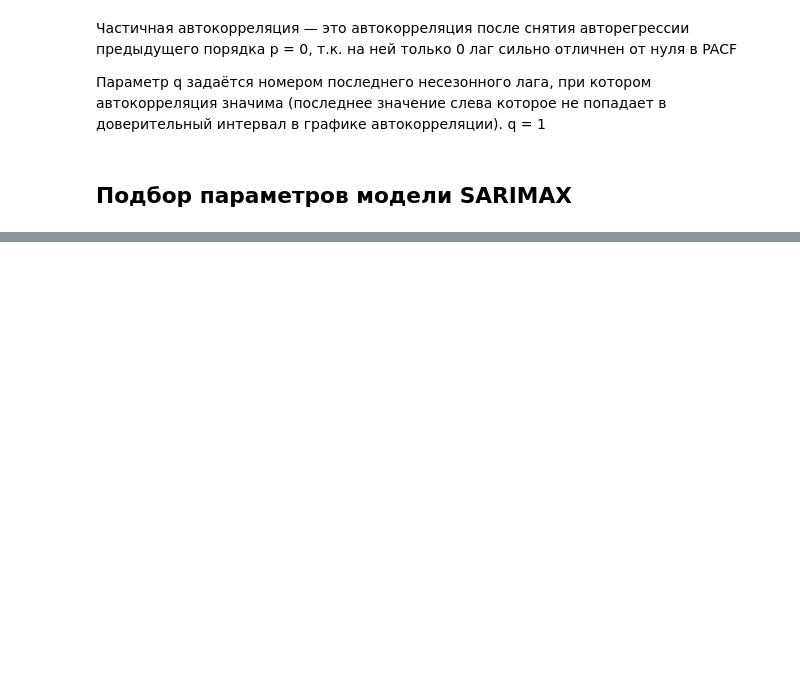
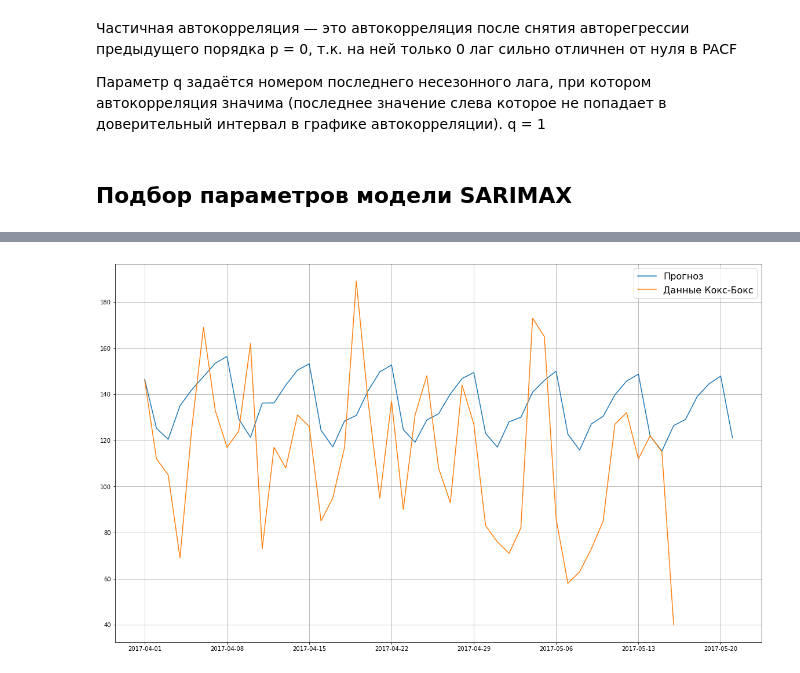
Before and after one commit to sergeybelov/magic, a Jupyter notebook: Анализ продаж - Прогнозирование ARIMAX.ipynb, the cells around one changed output, grey strips where cells are left out. Drawn from its saved outputs; the diff is of its cells as text; code cells hidden in the pictures; blank space fills up the shorter version.

```diff
--- a/Анализ продаж - Прогнозирование ARIMAX.ipynb
+++ b/Анализ продаж - Прогнозирование ARIMAX.ipynb
@@ -277,0 +269,12 @@ plt.legend(loc="best", fontsize=16);
+# %%
+forecast=invboxcox(best_model.predict(start = time_series_train.shape[0], end = time_series_train.shape[0]+50), lmbda)
+
+plt.figure(figsize=(20,12))
+plt.plot(forecast, label = "Прогноз")
+plt.plot(invboxcox(_otg.loc[dt.datetime(2017,4,1):],lmbda), label = "Данные Кокс-Бокс")
+#plt.axvspan(len(data)-128, time_series_test.shape()[0], alpha=0.5, color='lightgrey')
+plt.grid(True)
+plt.axis('tight')
+plt.legend(loc="best", fontsize=16);
+# %% [output]
+[figure, added]
```
Also changed, not shown: parts of 3 cells of this notebook.
